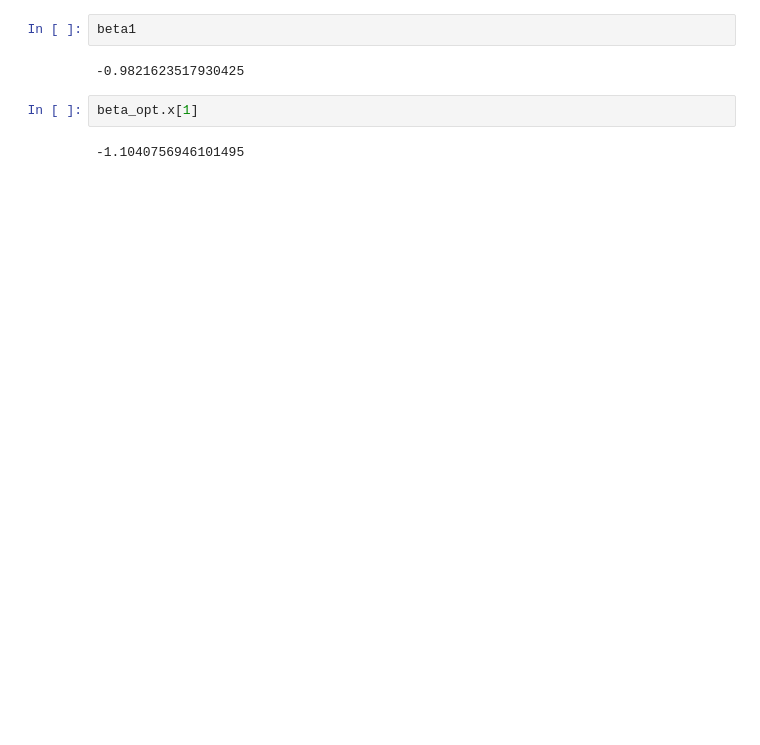
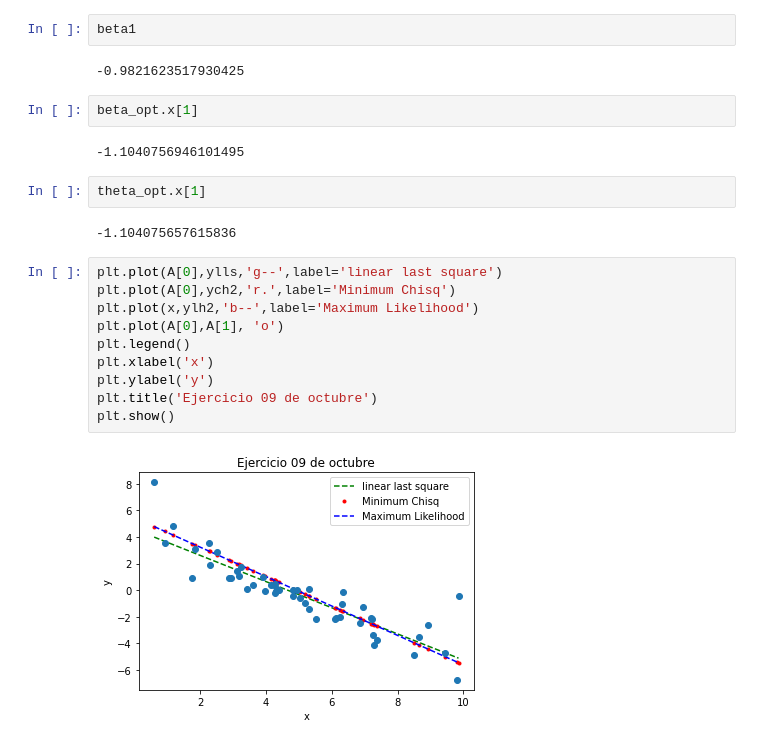
Before and after one commit to DCIDA2019/dcida2020ii-JJRamirezR, a Jupyter notebook: Oct9/ejercicio.ipynb, the cells around one changed output. Drawn from its saved outputs; the diff is of its cells as text; blank space fills up the shorter version.

```diff
--- a/Oct9/ejercicio.ipynb
+++ b/Oct9/ejercicio.ipynb
@@ -84,3 +144,19 @@ beta1
 beta_opt.x[1]
 # %% [output]
 -1.1040756946101495
+# %%
+theta_opt.x[1]
+# %% [output]
+-1.104075657615836
+# %%
+plt.plot(A[0],ylls,'g--',label='linear last square')
+plt.plot(A[0],ych2,'r.',label='Minimum Chisq')
+plt.plot(x,ylh2,'b--',label='Maximum Likelihood')
+plt.plot(A[0],A[1], 'o')
+plt.legend()
+plt.xlabel('x')
+plt.ylabel('y')
+plt.title('Ejercicio 09 de octubre')
+plt.show()
+# %% [output]
+[figure, added]
```
Also changed, not shown: parts of 11 cells of this notebook.
